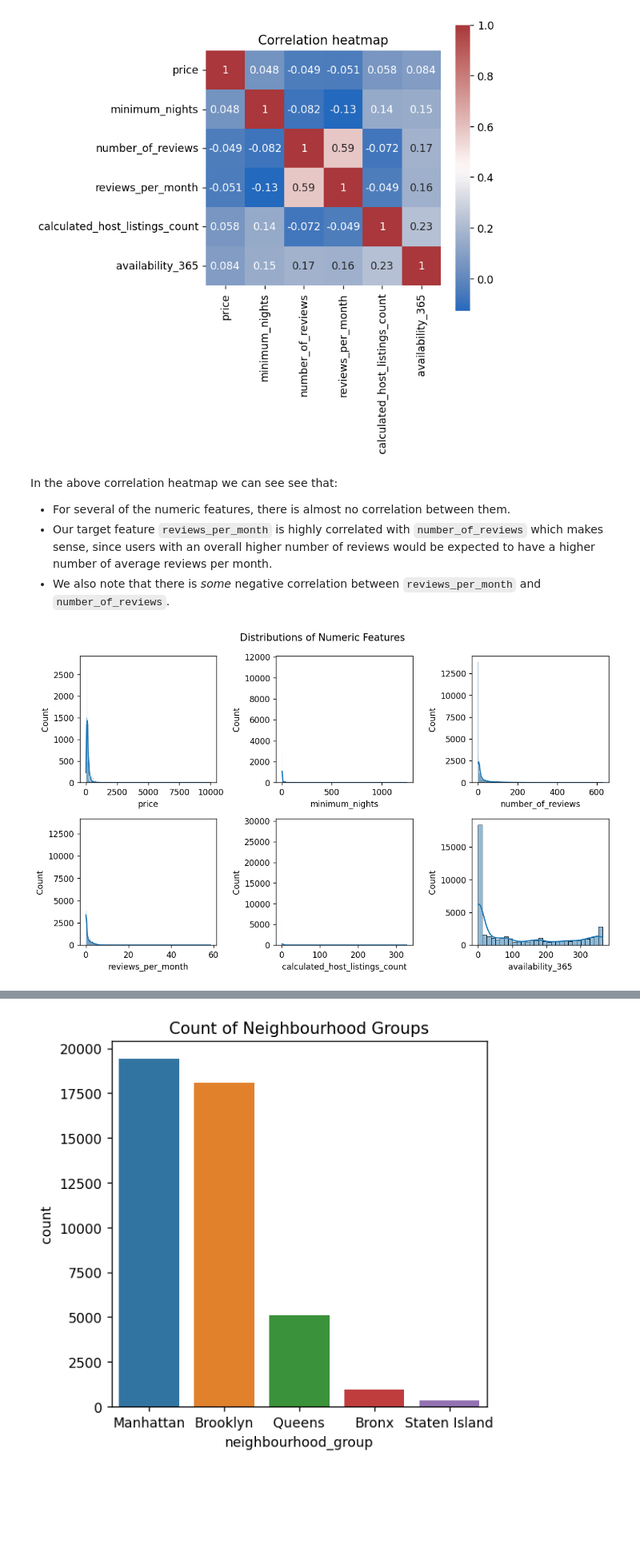
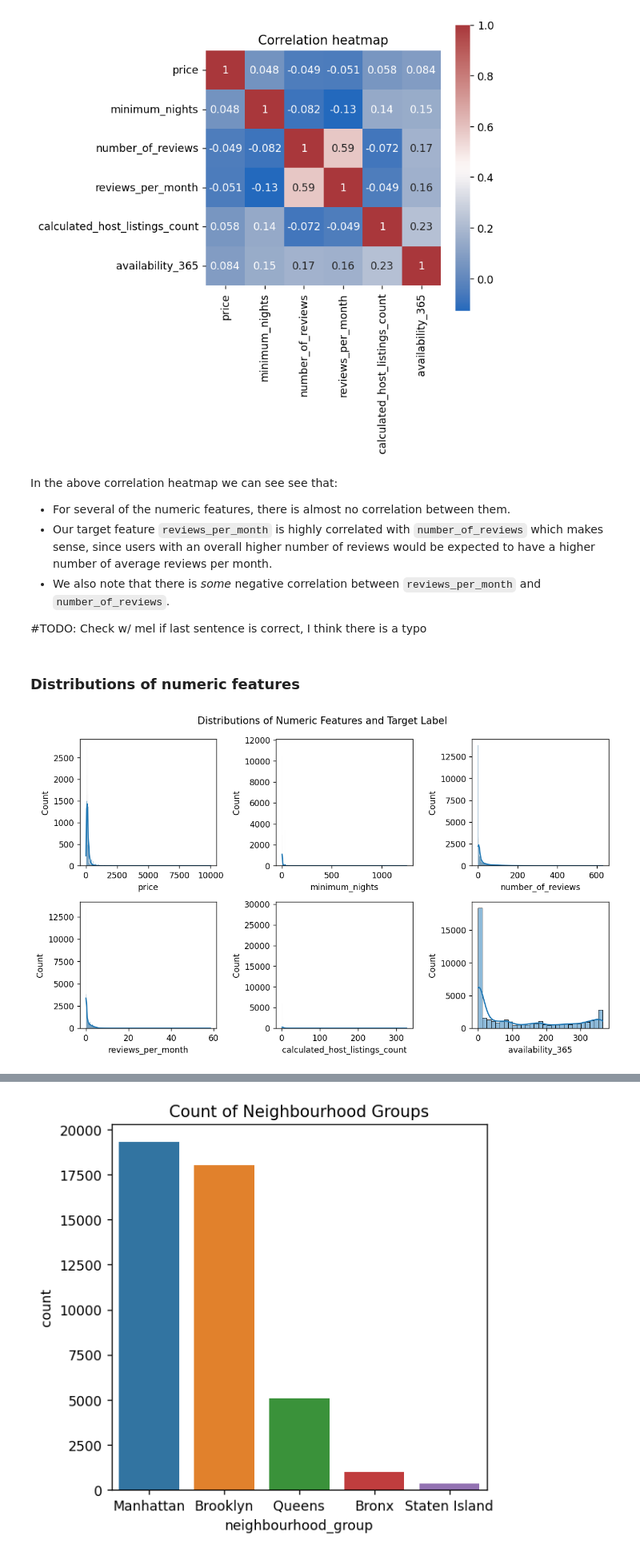
Before and after one commit to mel-liow/ml-nyc-airbnb, a Jupyter notebook: analysis.ipynb, the cells around one changed output, grey strips where cells are left out. Shown at 80% size. Drawn from its saved outputs; the diff is of its cells as text; code cells hidden in the pictures; blank space fills up the shorter version.

```diff
--- a/analysis.ipynb
+++ b/analysis.ipynb
@@ -252,17 +270,27 @@ In the above correlation heatmap we can see see that:
 - For several of the numeric features, there is almost no correlation between them.
 - Our target feature `reviews_per_month` is highly correlated with `number_of_reviews` which makes sense, since users with an overall higher number of reviews would be expected to have a higher number of average reviews per month.
 - We also note that there is _some_ negative correlation between `reviews_per_month` and `number_of_reviews`.
+
+#TODO: Check w/ mel if last sentence is correct, I think there is a typo
+# %% [markdown]
+### Distributions of numeric features
+# %%
+def get_axes():
+    """Helper funtion for axes for numeric plots"""
+    fig, ((ax1, ax2, ax3), (ax4, ax5, ax6)) = plt.subplots(2, 3, figsize=(10, 6), dpi=125)
+
+    axes = [ax1, ax2, ax3, ax4, ax5, ax6]
+
+    return fig, axes
 # %%
-fig, ((ax1, ax2, ax3), (ax4, ax5, ax6)) = plt.subplots(2, 3, figsize=(10, 6), dpi=125)
-
-axes = [ax1, ax2, ax3, ax4, ax5, ax6]
+fig, axes = get_axes()
 
 for feat, ax in zip(numeric, axes):
     sns.histplot(train_df, x=feat, kde=True, ax=ax)
 
-plt.suptitle("Distributions of Numeric Features")
+plt.suptitle("Distributions of Numeric Features and Target Label")
 plt.tight_layout()
 # %% [output]
-[figure, old version]
+[figure, new version]
 # %% [markdown]
 Based on the plot of the distributions of the numeric features we can see that except for the feature `availability_365`, the remaining features are all significantly skewed to the right.  We can consider how to fix this in feature engineering.
```
Also changed, not shown: parts of 68 cells of this notebook.
